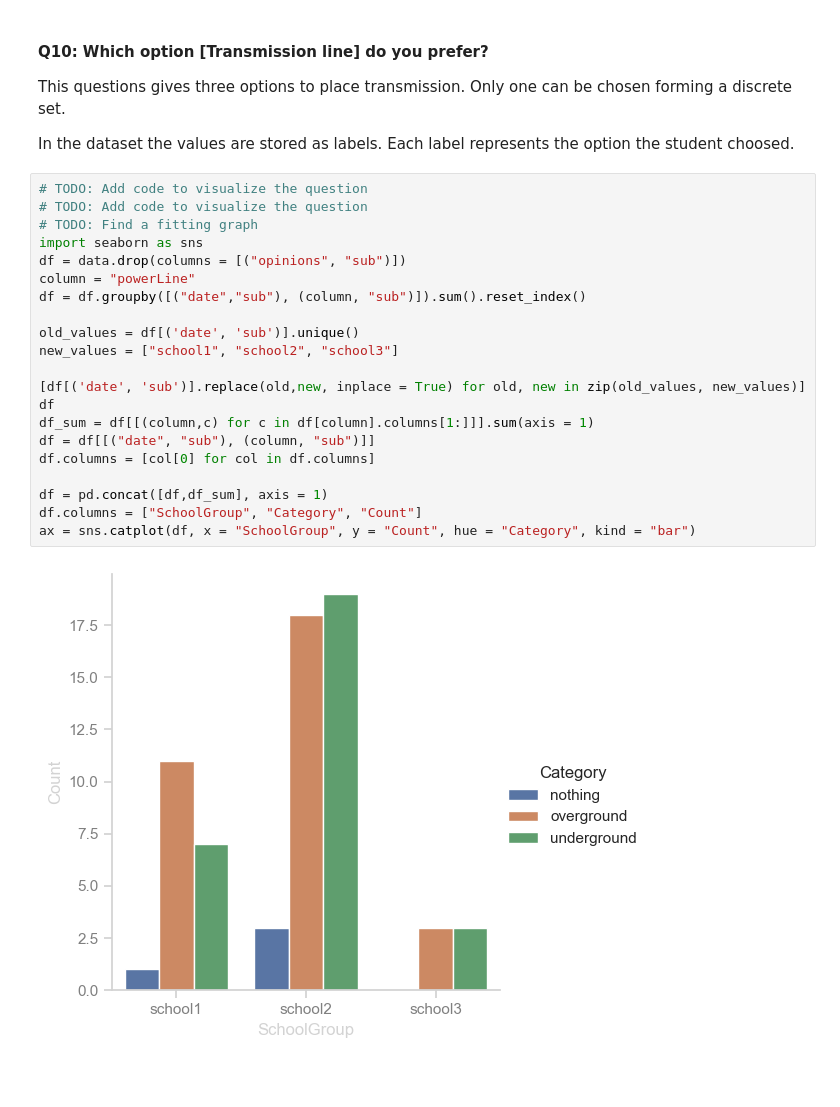
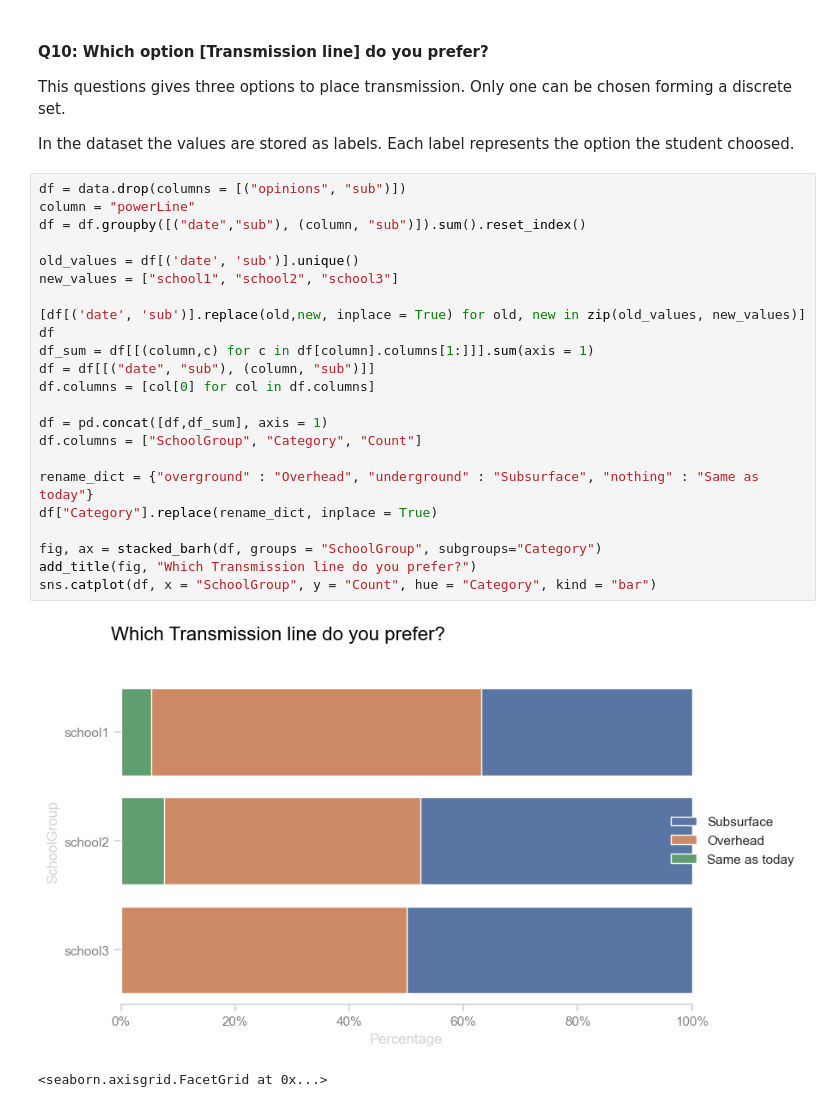
Before and after one commit to JavedMS/Mapping_Workshops_EFF, a Jupyter notebook: final.ipynb, the cells around one changed output. Drawn from its saved outputs; the diff is of its cells as text; blank space fills up the shorter version.

```diff
--- a/final.ipynb
+++ b/final.ipynb
@@ -328,25 +312,28 @@ This questions gives three options to place transmission. Only one can be chosen
 
 In the dataset the values are stored as labels. Each label represents the option the student choosed.
 # %%
-# TODO: Add code to visualize the question
-# TODO: Add code to visualize the question
-# TODO: Find a fitting graph
-import seaborn as sns
 df = data.drop(columns = [("opinions", "sub")])
 column = "powerLine"
 df = df.groupby([("date","sub"), (column, "sub")]).sum().reset_index()
 
 old_values = df[('date', 'sub')].unique()
 new_values = ["school1", "school2", "school3"]
 
 [df[('date', 'sub')].replace(old,new, inplace = True) for old, new in zip(old_values, new_values)]
 df
 df_sum = df[[(column,c) for c in df[column].columns[1:]]].sum(axis = 1)
 df = df[[("date", "sub"), (column, "sub")]]
 df.columns = [col[0] for col in df.columns]
 
 df = pd.concat([df,df_sum], axis = 1)
 df.columns = ["SchoolGroup", "Category", "Count"]
-ax = sns.catplot(df, x = "SchoolGroup", y = "Count", hue = "Category", kind = "bar")
+
+rename_dict = {"overground" : "Overhead", "underground" : "Subsurface", "nothing" : "Same as today"}
+df["Category"].replace(rename_dict, inplace = True)
+
+fig, ax = stacked_barh(df, groups = "SchoolGroup", subgroups="Category")
+add_title(fig, "Which Transmission line do you prefer?")
+sns.catplot(df, x = "SchoolGroup", y = "Count", hue = "Category", kind = "bar")
 # %% [output]
-[figure, old version]
+[figure, new version]
+<seaborn.axisgrid.FacetGrid at 0x...>
```
Also changed, not shown: parts of 13 cells of this notebook, 3 other files.
